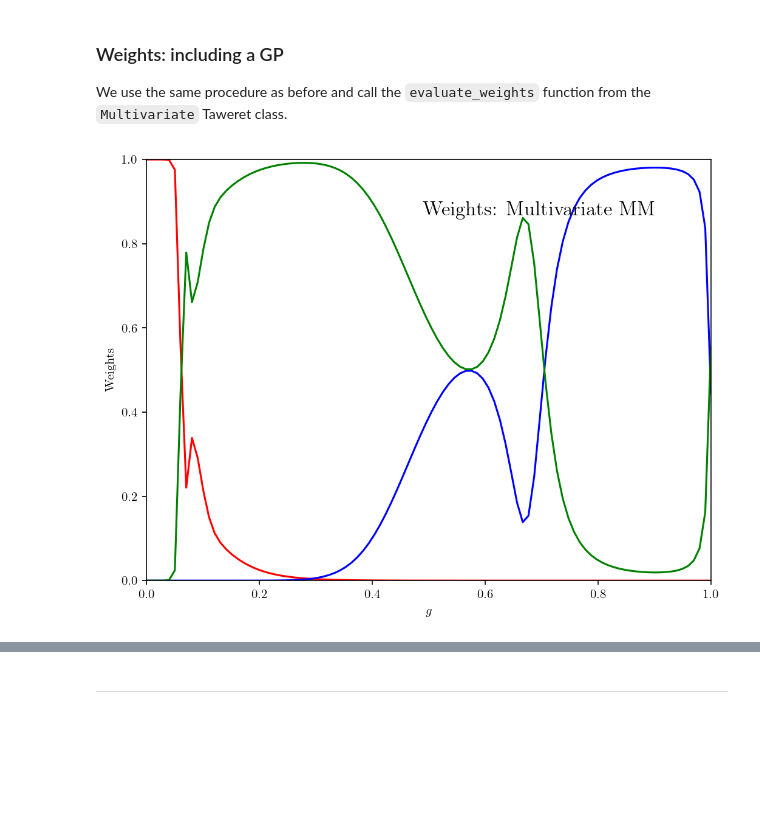
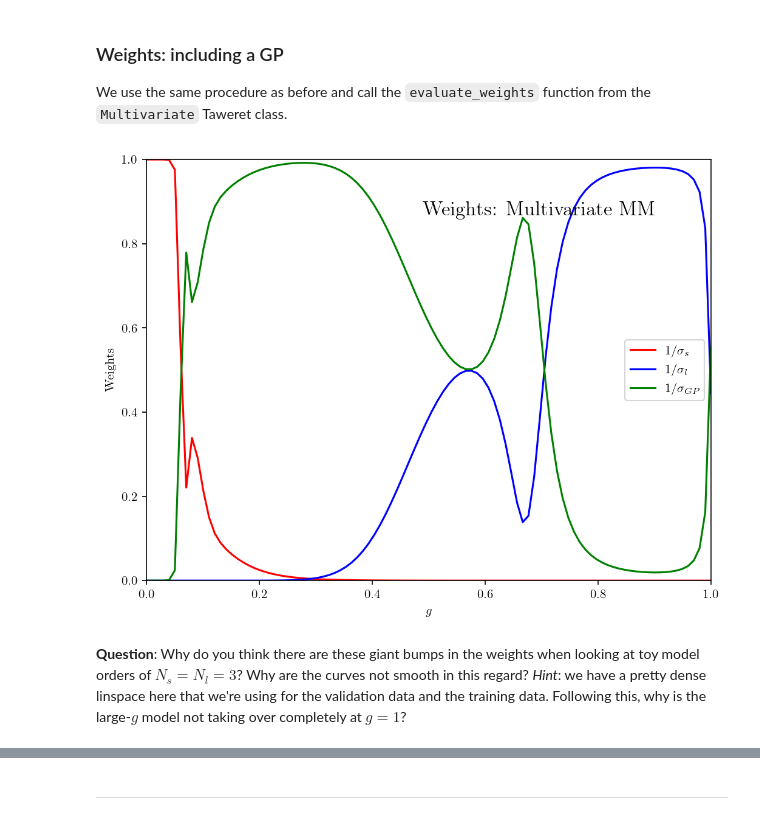
Before and after one commit to bandframework/Taweret, a Jupyter notebook: Tutorials/Taweret_MMM_Tutorial.ipynb, the cells around one changed output, grey strips where cells are left out. Saved outputs shown, nothing was run; the diff lists cells and outputs as text; code cells hidden in the pictures; blank space fills up the shorter version.

```diff
--- a/Tutorials/Taweret_MMM_Tutorial.ipynb
+++ b/Tutorials/Taweret_MMM_Tutorial.ipynb
@@ -132,7 +132,7 @@ model_2 = samba_models.highorder(nl, error_model='informative')
 # design the dictionary of models
 my_models = {
     "1" : model_1,
-    "2" : model_2
+    "2" : model_2,
 }
 # %% [markdown]
 This is great, but how do we *plot* the models using the linspace in $g$ that we specified earlier? We use the function `evaluate`, located in each of the models' classes above.
@@ -178,7 +178,7 @@ ax.set_ylabel(r'$F(g)$')
 colors = ['red', 'blue', 'green']
 
 # labels
-labels = [r'$N_s = 3$', r'$N_l = 3$']
+labels = [r'$N_s = 3$', r'$N_l = 3$', r'Added model']
 
 # lines
 lines = ['dashed', 'dotted']
@@ -244,7 +244,7 @@ ight) $$
  |      list of weak references to the object (if defined)
 # %%
 # call Multivariate
-biv_model = Multivariate(g, my_models, n_models=2)
+biv_model = Multivariate(g, my_models, n_models=len(my_models))
 # %% [markdown]
 Now we simply use the `predict` function in the `Multivariate` class to produce the mixed model with its mean and uncertainties. We can plot this result below.
 # %%
@@ -295,7 +293,7 @@ Now we'd like to look at what the location-dependent weights show us. What are t
 # call the evaluate_weights function
 biv_weights = biv_model.evaluate_weights()
 
-labels_weights = [r'$1/\sigma_{s}$', r'$1/\sigma_{l}$']
+labels_weights = [r'$1/\sigma_{s}$', r'$1/\sigma_{l}$', r'$1/\sigma_{\textrm{added_model}}$']
 
 # plot the weights
 fig = plt.figure(figsize=(8,6), dpi=150)
@@ -531,24 +560,28 @@ We use the same procedure as before and call the `evaluate_weights` function fro
 # %%
 # call the evaluate_weights function
 weights = mult_mixed.evaluate_weights()
+
+labels_weights_mult = [r'$1/\sigma_{s}$', r'$1/\sigma_{l}$', r'$1/\sigma_{GP}$']
 
 # plot the weights
 fig = plt.figure(figsize=(8,6), dpi=150)
 ax = plt.axes()
 ax.set_xlim(0.0,1.0)
 ax.set_ylim(0.0,1.0)
 ax.text(0.9,0.9, 'Weights: Multivariate MM', ha='right', va='top',
         transform=ax.transAxes, fontsize=16)
 ax.set_xlabel(r'$g$')
 ax.set_ylabel('Weights')
 
 # model weights
 for i in range(len(weights)):
-    ax.plot(g, weights[i], color=colors[i])
+    ax.plot(g, weights[i], color=colors[i], label=labels_weights_mult[i])
 
 # legend
-#ax.legend(loc='lower right')
+ax.legend(loc='center right')
 plt.show()
 # %% [output]
-[figure, old version]
+[figure, new version]
+# %% [markdown]
+__Question__: Why do you think there are these giant bumps in the weights when looking at toy model orders of $N_{s} = N_{l} = 3$? Why are the curves not smooth in this regard? *Hint*: we have a pretty dense linspace here that we're using for the validation data and the training data. Following this, why is the large-$g$ model not taking over completely at $g = 1$?
 # %% [markdown]
```
Also changed, not shown: parts of 5 cells of this notebook.
